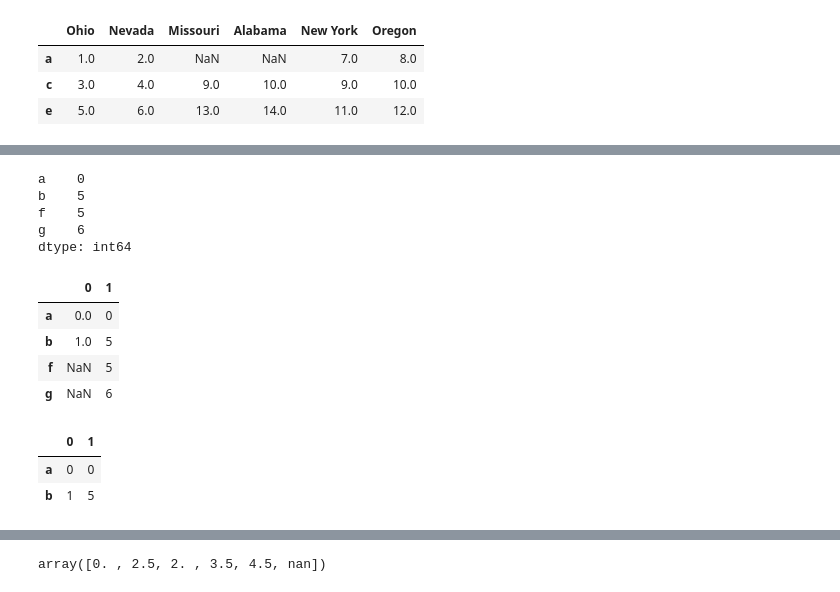
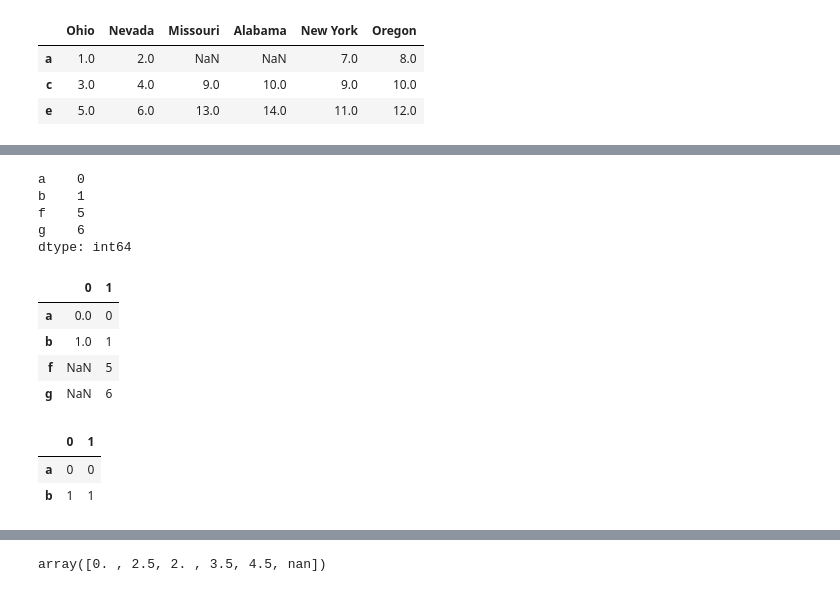
Before and after one commit to yurrrri/python, a Jupyter notebook: data_wrangling.ipynb, the cells around one changed output, grey strips where cells are left out. Saved outputs shown, nothing was run; the diff lists cells and outputs as text; code cells hidden in the pictures.

```diff
--- a/data_wrangling.ipynb
+++ b/data_wrangling.ipynb
@@ -265,19 +443,19 @@ s3 = pd.Series([5, 6], index=['f', 'g']);
 # %%
- s4 = pd.concat([s1 * 5, s3])
+s4 = pd.concat([s1, s3])
 # %%
 s4
 # %% [output]
 a    0
-b    5
+b    1
 f    5
 g    6
 dtype: int64
 # %%
-pd.concat([s1, s4], axis=1)
+pd.concat([s1, s4], axis=1, sort=True)
 # %% [output]
 |  | 0 | 1 |
 | a | 0.0 | 0 |
-| b | 1.0 | 5 |
+| b | 1.0 | 1 |
 | f | NaN | 5 |
 | g | NaN | 6 |
 # %%
@@ -285,4 +463,4 @@ pd.concat([s1, s4], axis=1, join='inner')
 # %% [output]
 |  | 0 | 1 |
 | a | 0 | 0 |
-| b | 1 | 5 |
+| b | 1 | 1 |
```
Also changed, not shown: parts of 207 cells of this notebook.
